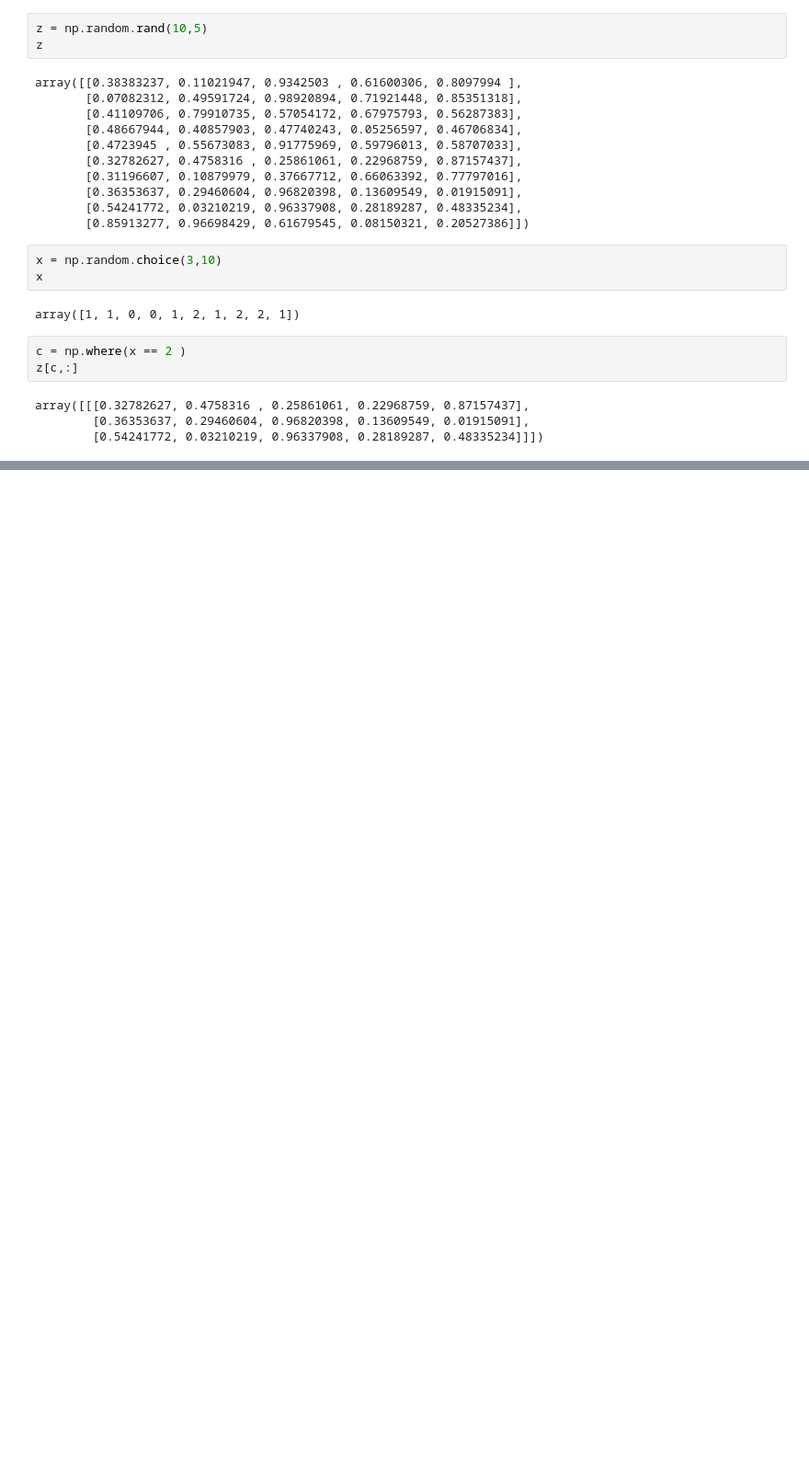
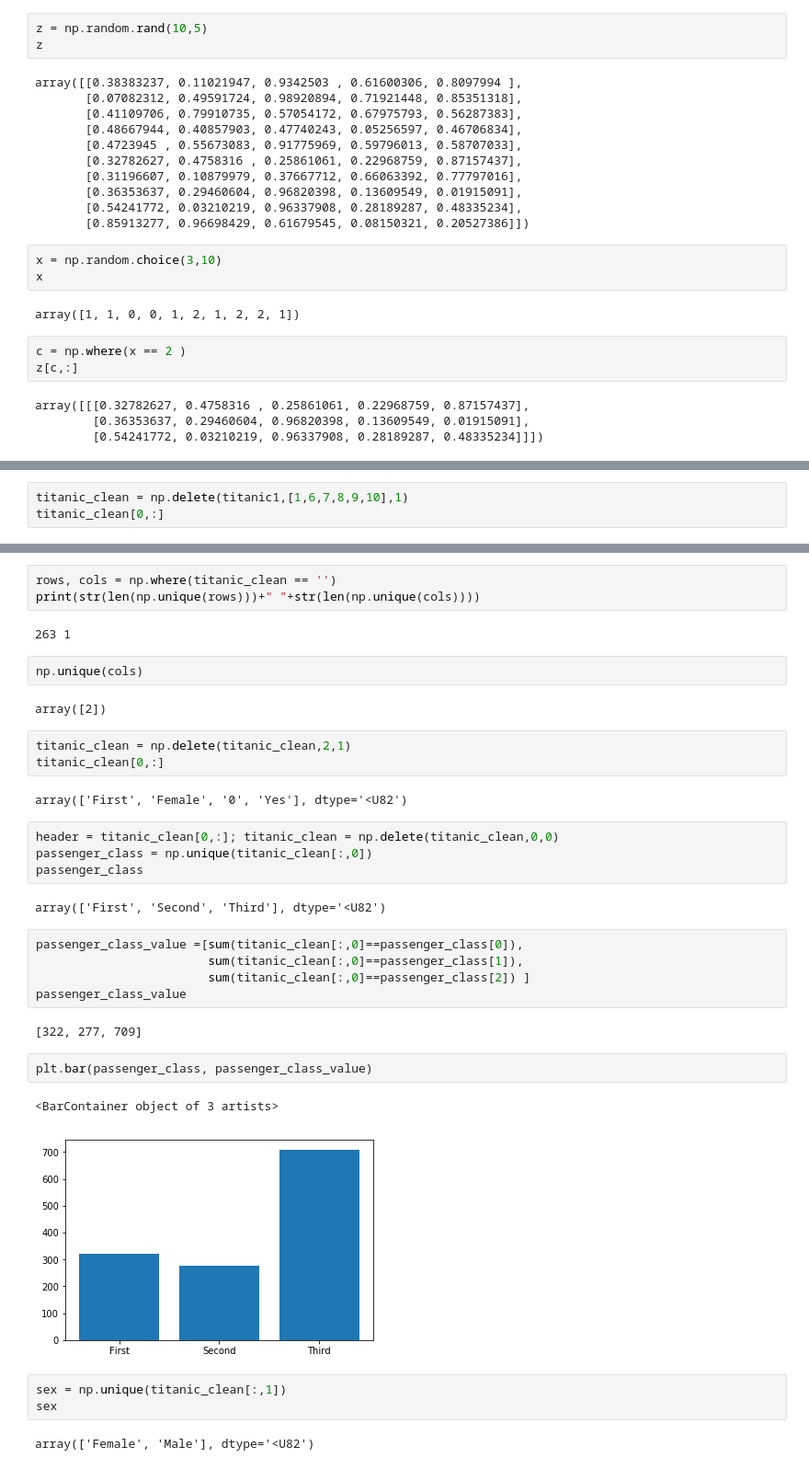
Before and after one commit to zgamepara/DataWarehouse, a Jupyter notebook: Untitled0.ipynb, the cells around one changed output, grey strips where cells are left out. Shown at 92% size. Saved outputs shown, nothing was run; the diff lists cells and outputs as text; blank space fills up the shorter version.

```diff
--- a/Untitled0.ipynb
+++ b/Untitled0.ipynb
@@ -294,0 +339,3 @@ array([[[0.32782627, 0.4758316 , 0.25861061, 0.22968759, 0.87157437],
+# %%
+titanic_clean = np.delete(titanic1,[1,6,7,8,9,10],1)
+titanic_clean[0,:]
@@ -294,0 +349,37 @@ array([[[0.32782627, 0.4758316 , 0.25861061, 0.22968759, 0.87157437],
+# %%
+rows, cols = np.where(titanic_clean == '')
+print(str(len(np.unique(rows)))+" "+str(len(np.unique(cols))))
+# %% [output]
+263 1
+# %%
+np.unique(cols)
+# %% [output]
+array([2])
+# %%
+titanic_clean = np.delete(titanic_clean,2,1)
+titanic_clean[0,:]
+# %% [output]
+array(['First', 'Female', '0', 'Yes'], dtype='<U82')
+# %%
+header = titanic_clean[0,:]; titanic_clean = np.delete(titanic_clean,0,0)
+passenger_class = np.unique(titanic_clean[:,0])
+passenger_class
+# %% [output]
+array(['First', 'Second', 'Third'], dtype='<U82')
+# %%
+passenger_class_value =[sum(titanic_clean[:,0]==passenger_class[0]),
+                        sum(titanic_clean[:,0]==passenger_class[1]),
+                        sum(titanic_clean[:,0]==passenger_class[2]) ]
+passenger_class_value
+# %% [output]
+[322, 277, 709]
+# %%
+plt.bar(passenger_class, passenger_class_value)
+# %% [output]
+<BarContainer object of 3 artists>
+[figure, added]
+# %%
+sex = np.unique(titanic_clean[:,1])
+sex
+# %% [output]
+array(['Female', 'Male'], dtype='<U82')
```
Also changed, not shown: parts of 18 cells of this notebook.
